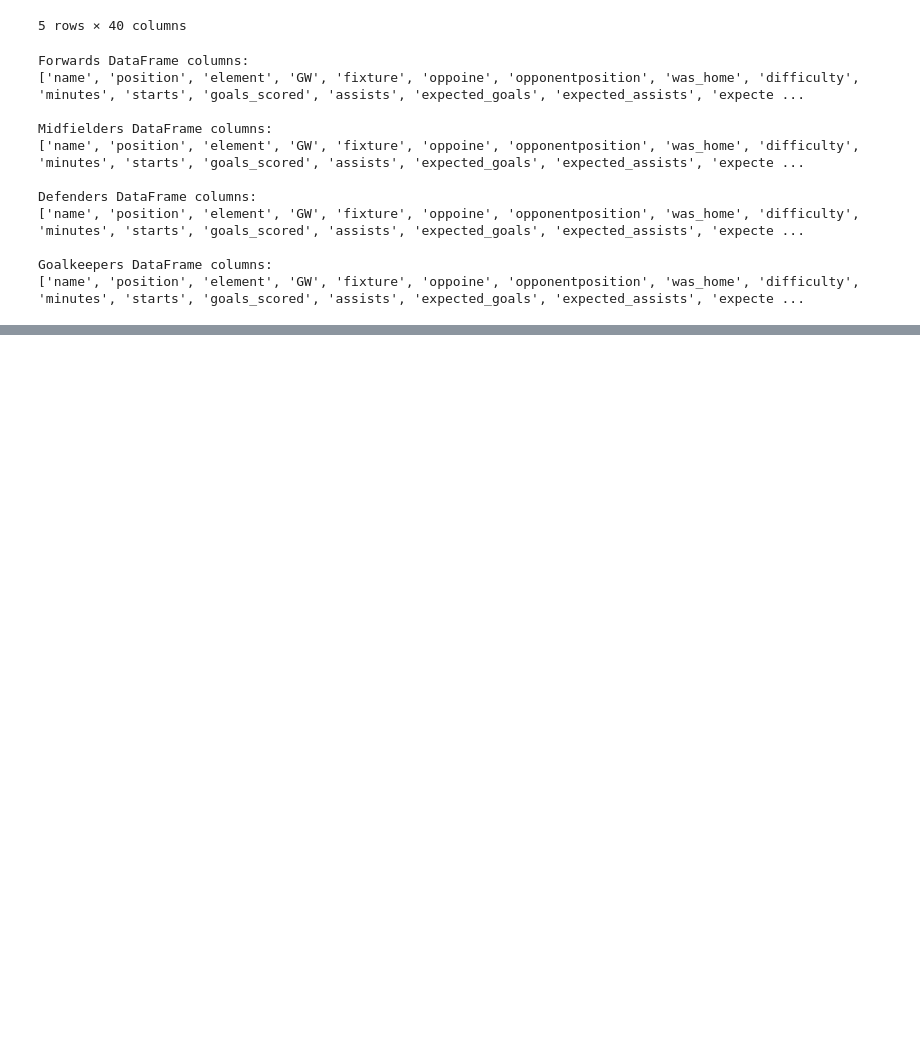
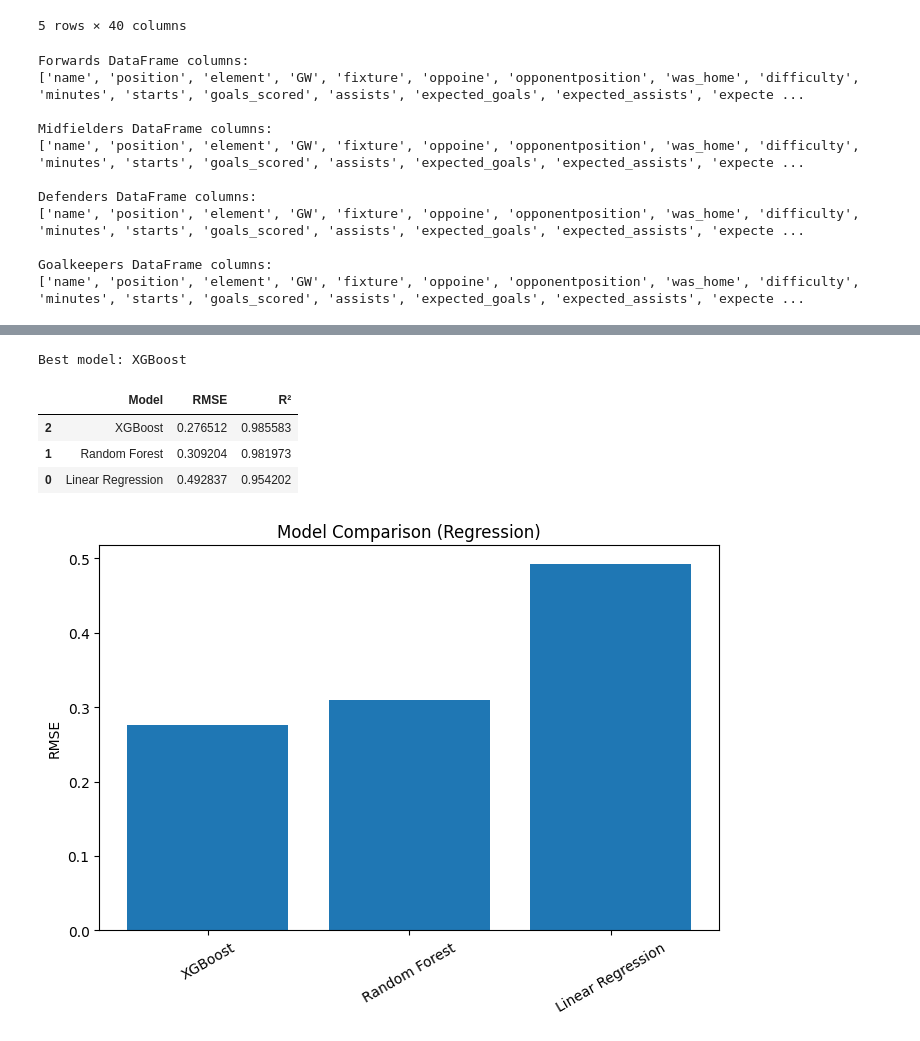
Before and after one commit to RohitDatta06/FPLpredict, a Jupyter notebook: ModelInitial.ipynb, the cells around one changed output, grey strips where cells are left out. Drawn from its saved outputs; the diff is of its cells as text; code cells hidden in the pictures; blank space fills up the shorter version.

```diff
--- a/ModelInitial.ipynb
+++ b/ModelInitial.ipynb
@@ -247,3 +259,78 @@ DataFrames with predicted_total_points:
 | 3 | Rhys Norrington-Davies | DEF | 487 | 1 | 7 | 8 | 11 | 1 | 2 | ... |
 | 4 | Vitaly Janelt | MID | 105 | 1 | 8 | 18 | 8 | 1 | 2 | ... |
 5 rows × 41 columns
+# %%
+def prepare_data(df, target_col, test_size=0.2, random_state=42):
+    X = df.drop(columns=[target_col]).select_dtypes(include=['number'])
+    y = df[target_col]
+    X_train, X_test, y_train, y_test = train_test_split(
+        X, y, test_size=test_size, random_state=random_state
+    )
+    return X_train, X_test, y_train, y_test
+
+def validate_and_compare(models, X_train, X_test, y_train, y_test, task='regression'):
+    results = []
+
+    for name, model in models.items():
+        model.fit(X_train, y_train)
+        y_pred = model.predict(X_test)
+
+        if task == 'regression':
+            rmse = root_mean_squared_error(y_test, y_pred)
+            r2 = r2_score(y_test, y_pred)
+            results.append({'Model': name, 'RMSE': rmse, 'R²': r2})
+        else:
+            acc = accuracy_score(y_test, y_pred)
+            results.append({'Model': name, 'Accuracy': acc})
+
+    results_df = pd.DataFrame(results)
+    metric = 'RMSE' if task == 'regression' else 'Accuracy'
+    results_df.sort_values(by=metric, ascending=(task=='regression'), inplace=True)
+    best_model_name = results_df.iloc[0]['Model']
+    best_model = models[best_model_name]
+
+    return results_df, best_model_name, best_model
+
+def get_models(task='regression'):
+    if task == 'regression':
+        models = {
+            "Linear Regression": LinearRegression(),
+            "Random Forest": RandomForestRegressor(random_state=42),
+            "XGBoost": xgb.XGBRegressor(random_state=42, n_estimators=200)
+        }
+    elif task == 'classification':
+        models = {
+            "Logistic Regression": LogisticRegression(max_iter=1000),
+            "Random Forest": RandomForestClassifier(random_state=42),
+            "XGBoost": xgb.XGBClassifier(random_state=42, n_estimators=200)
+        }
+    else:
+        raise ValueError("task must be 'regression' or 'classification'")
+    return models
+
+def plot_results(results_df, task='regression'):
+    metric = 'RMSE' if task == 'regression' else 'Accuracy'
+    plt.figure(figsize=(8, 5))
+    plt.bar(results_df['Model'], results_df[metric])
+    plt.ylabel(metric)
+    plt.title(f'Model Comparison ({task.title()})')
+    plt.xticks(rotation=30)
+    plt.show()
+
+X_train, X_test, y_train, y_test = prepare_data(df, target_col='total_points')
+
+models = get_models(task='regression')  # or 'classification'
+results_df, best_model_name, best_model = validate_and_compare(
+    models, X_train, X_test, y_train, y_test, task='regression'
+)
+
+print(f"Best model: {best_model_name}")
+display(results_df)
+plot_results(results_df, task='regression')
+# %% [output]
+Best model: XGBoost
+|  | Model | RMSE | R² |
+| 2 | XGBoost | 0.276512 | 0.985583 |
+| 1 | Random Forest | 0.309204 | 0.981973 |
+| 0 | Linear Regression | 0.492837 | 0.954202 |
+[figure, added]
```
Also changed, not shown: parts of 3 cells of this notebook.
